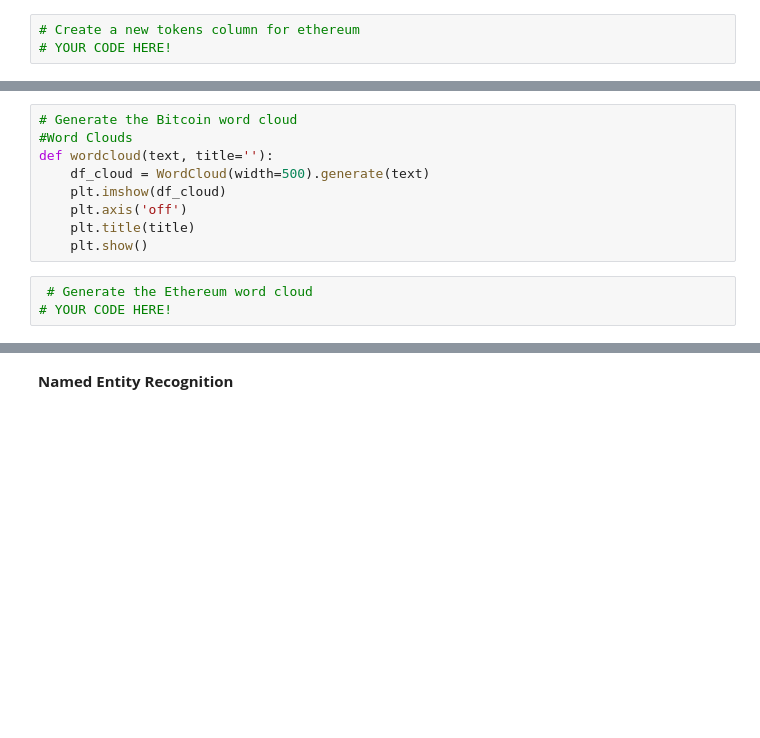
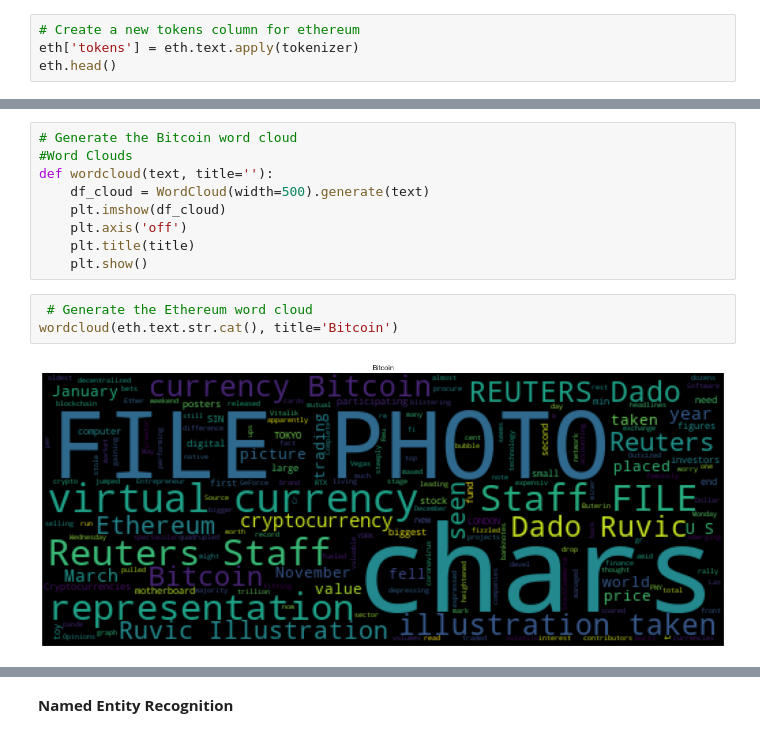
Before and after one commit to tfry-coder/python-homework, a Jupyter notebook: Talescrypto.ipynb, the cells around one changed output, grey strips where cells are left out. Cells and saved outputs as stored; diff of their text form; blank space fills up the shorter version.

```diff
--- a/Talescrypto.ipynb
+++ b/Talescrypto.ipynb
@@ -194,3 +232,4 @@ dow.head()
 # %%
 # Create a new tokens column for ethereum
-# YOUR CODE HERE!
+eth['tokens'] = eth.text.apply(tokenizer)
+eth.head()
@@ -277,5 +358,7 @@ def wordcloud(text, title=''):
     plt.show()
 # %%
  # Generate the Ethereum word cloud
-# YOUR CODE HERE!
+wordcloud(eth.text.str.cat(), title='Bitcoin')
+# %% [output]
+[figure, added]
 # %%
```
Also changed, not shown: parts of 22 cells of this notebook.
